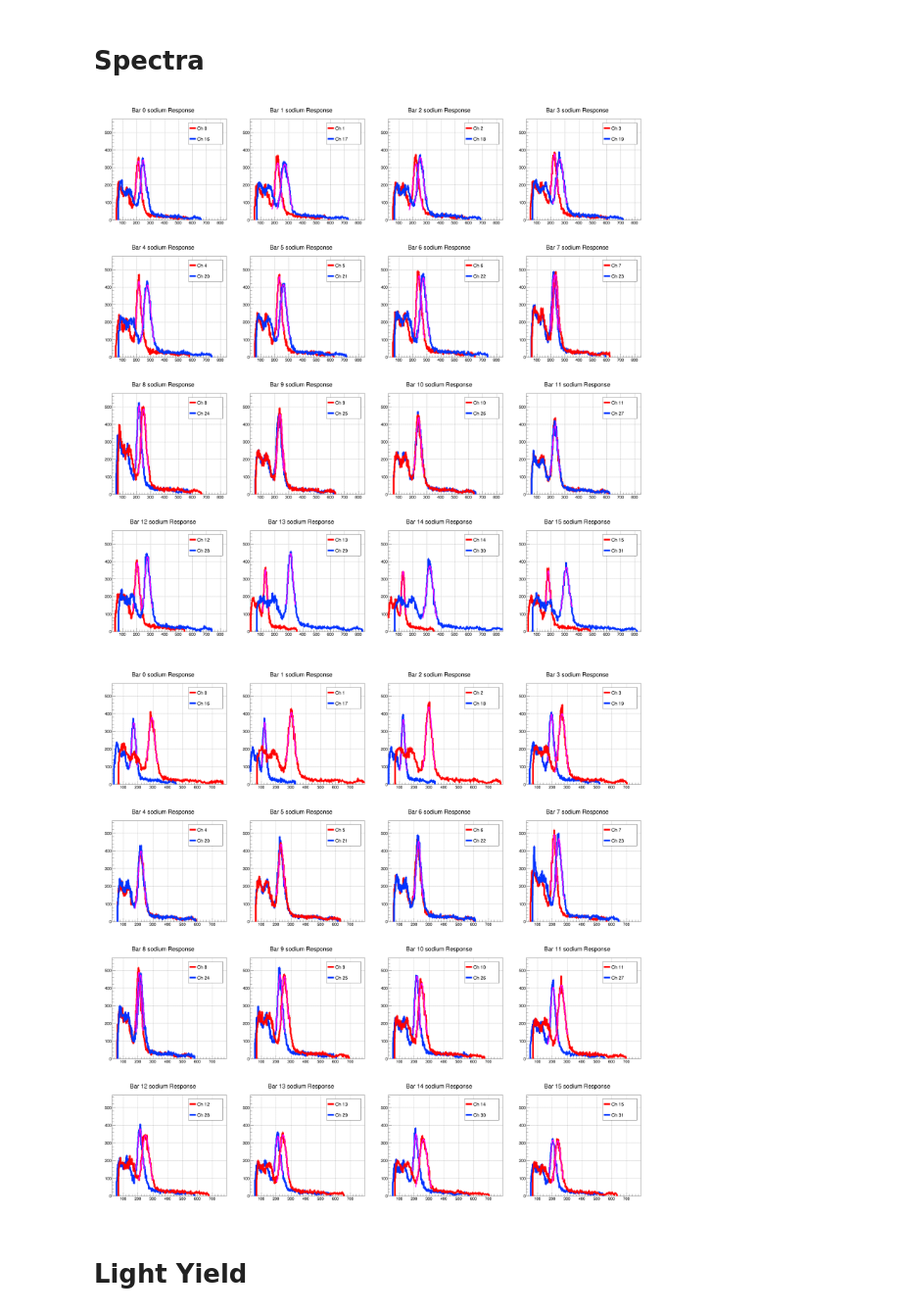
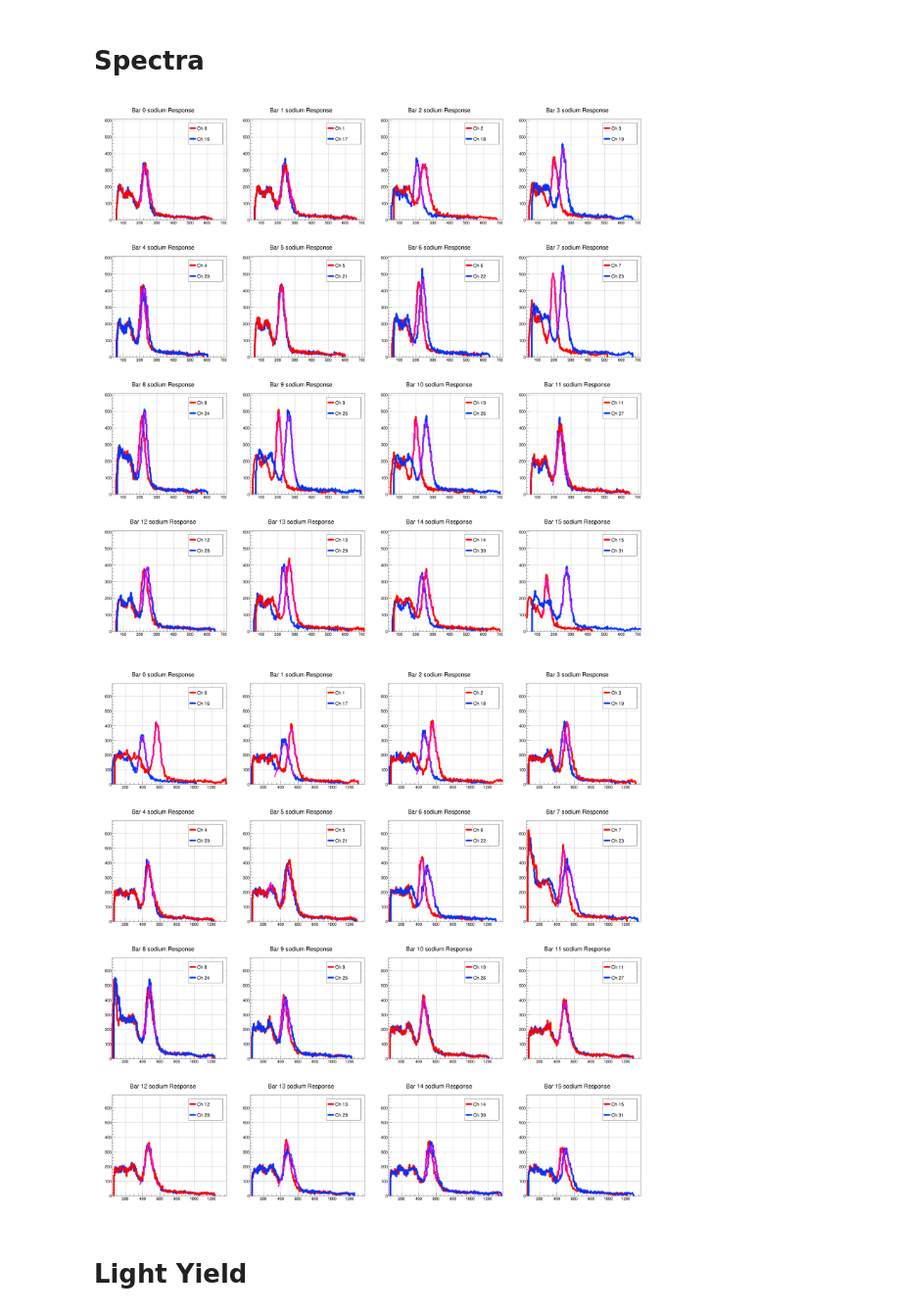
Before and after one commit to psimmerl/module_testing, a Jupyter notebook: notebooks/spectra_LY_calibration_Alex.ipynb, the cells around one changed output. Shown at 98% size. Saved outputs shown, nothing was run; the diff lists cells and outputs as text; code cells hidden in the pictures.

Commit message:
sensor module update

```diff
--- a/notebooks/spectra_LY_calibration_Alex.ipynb
+++ b/notebooks/spectra_LY_calibration_Alex.ipynb
@@ -104,10 +104,10 @@ TLEGEND_TEXT_SIZE = 0.04
 Welcome to JupyROOT 6.28/12
 # %%
 #main directory, and where to put plots! DON'T FORGET '/' AT END!
-BASE_DIR = '/Users/alexander_albert/Documents/BTL_Work/code/module_testing/' #may need to change!
+BASE_DIR = '/Users/alexander_albert/Documents/BTL_Work/code/module_testing_withData' #may need to change!
 sys.path.append(f'{BASE_DIR}')
 sys.path.append(f'{BASE_DIR}/src')
-PLOT_DIR = BASE_DIR+f'notebooks/plots/calibrationTests/fixed_ch5/' #wherever you want!
+PLOT_DIR = BASE_DIR+f'notebooks/plots/newModuleTests/' #wherever you want!
 pathlib.Path(PLOT_DIR).mkdir(parents=True, exist_ok=True)
 # %%
 #more globals
@@ -157,6 +157,7 @@ def load_data_function(run: str):
 
         # print(source)
         info = fname.replace('.root','').split('_')
+        print(info)
         module = {
             'fname' : fname,
             'tfile' : TFile(F'{DATA_DIR}/{fname}'),
@@ -164,7 +165,7 @@ def load_data_function(run: str):
             'source' : source,
             'vov' : float(info[2][3:]), # V
             #'vtt' : float(info[3][3:]), # mV
-            'n_spe' : int(info[3][3+1:]),
+            'n_spe' : int(info[3][4:]),
             'n_source' : int(info[4][1+len(source):]),
             'spe_charge': np.zeros((32,2), dtype=float), # channels x (val, err)
             'source_charge': np.zeros((32,2), dtype=float), # channels x (val, err)
@@ -219,6 +220,6 @@ def load_data_function(run: str):
 
     return modules
 # %%
-modules_AA = load_data_function('calibrationTests/fixed_ch5/AA/')
-modules_AB = load_data_function('calibrationTests/fixed_ch5/AB/')
+modules_AA = load_data_function('newModules')
+#modules_AB = load_data_function('newModules')
 # %% [output]
@@ -489,11 +490,11 @@ hist_dict_AB = get_spectra_hists(modules_AB)
 # %%
-draw_hist(hist_dict, '100026', 'sodium')
+draw_hist(hist_dict, '100025', 'sodium')
 # %% [output]
-[figure, old version]
+[figure, new version]
 # %%
-draw_hist(hist_dict_AB, '100026', 'sodium')
+draw_hist(hist_dict, '200040', 'sodium')
 # %% [output]
-[figure, old version]
+[figure, new version]
 # %% [markdown]
 # Light Yield
 # %%
```
Also changed, not shown: parts of 5 cells of this notebook, 5 other files.
